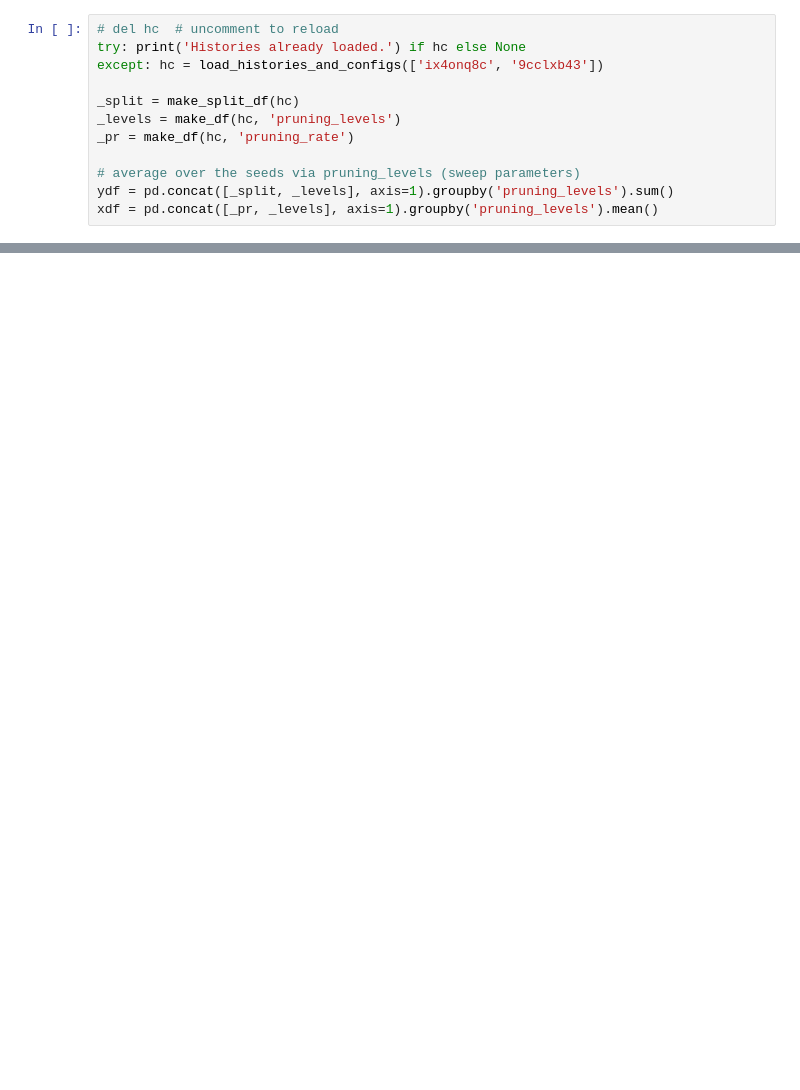
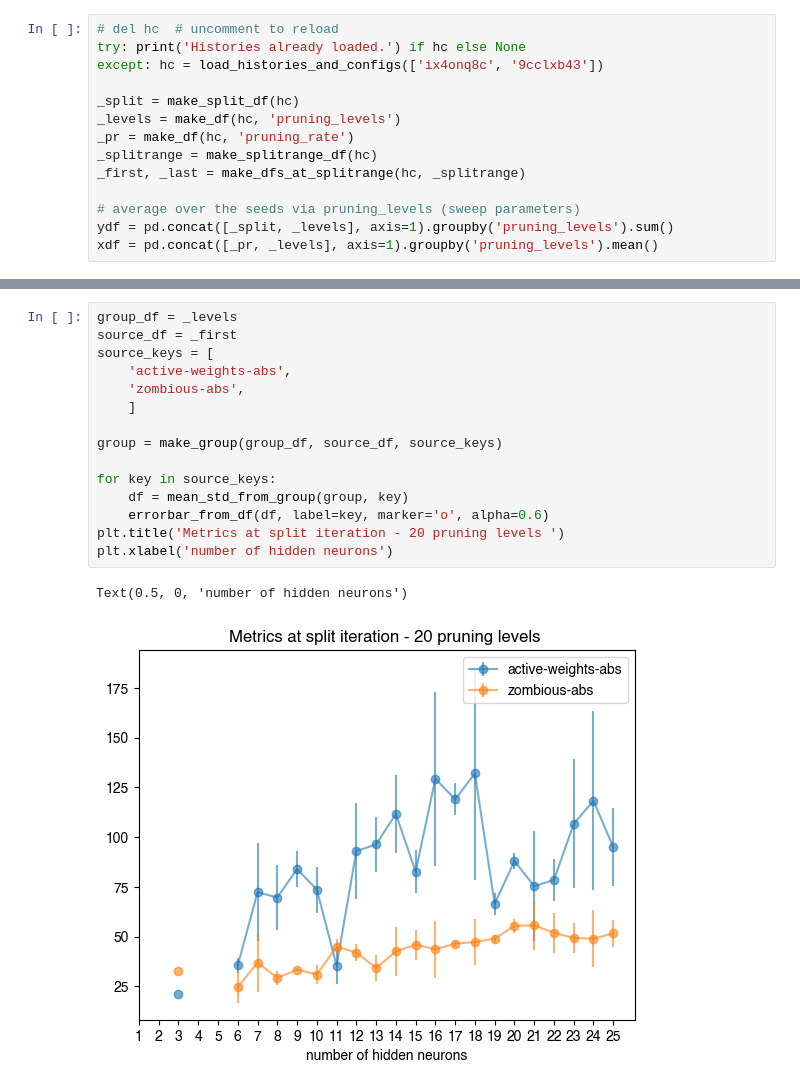
Before and after one commit to maxburger4real/structure-of-lottery-tickets, a Jupyter notebook: poster/Increasing-the-pruning-levels.ipynb, the cells around one changed output, grey strips where cells are left out. Saved outputs shown, nothing was run; the diff lists cells and outputs as text; blank space fills up the shorter version.

```diff
--- a/poster/Increasing-the-pruning-levels.ipynb
+++ b/poster/Increasing-the-pruning-levels.ipynb
@@ -14,6 +17,8 @@ except: hc = load_histories_and_configs(['ix4onq8c', '9cclxb43'])
 _split = make_split_df(hc)
 _levels = make_df(hc, 'pruning_levels')
 _pr = make_df(hc, 'pruning_rate')
+_splitrange = make_splitrange_df(hc)
+_first, _last = make_dfs_at_splitrange(hc, _splitrange)
 
 # average over the seeds via pruning_levels (sweep parameters)
 ydf = pd.concat([_split, _levels], axis=1).groupby('pruning_levels').sum()
@@ -61,0 +71,18 @@ set_style(axes)
+# %%
+group_df = _levels
+source_df = _first
+source_keys = [
+    'active-weights-abs',
+    'zombious-abs',
+    ]
+
+group = make_group(group_df, source_df, source_keys)
+
+for key in source_keys:
+    df = mean_std_from_group(group, key)
+    errorbar_from_df(df, label=key, marker='o', alpha=0.6)
+plt.title('Metrics at split iteration - 20 pruning levels ')
+plt.xlabel('number of hidden neurons')
+# %% [output]
+Text(0.5, 0, 'number of hidden neurons')
+[figure, added]
```
Also changed, not shown: parts of 3 cells of this notebook, 4 other files.
